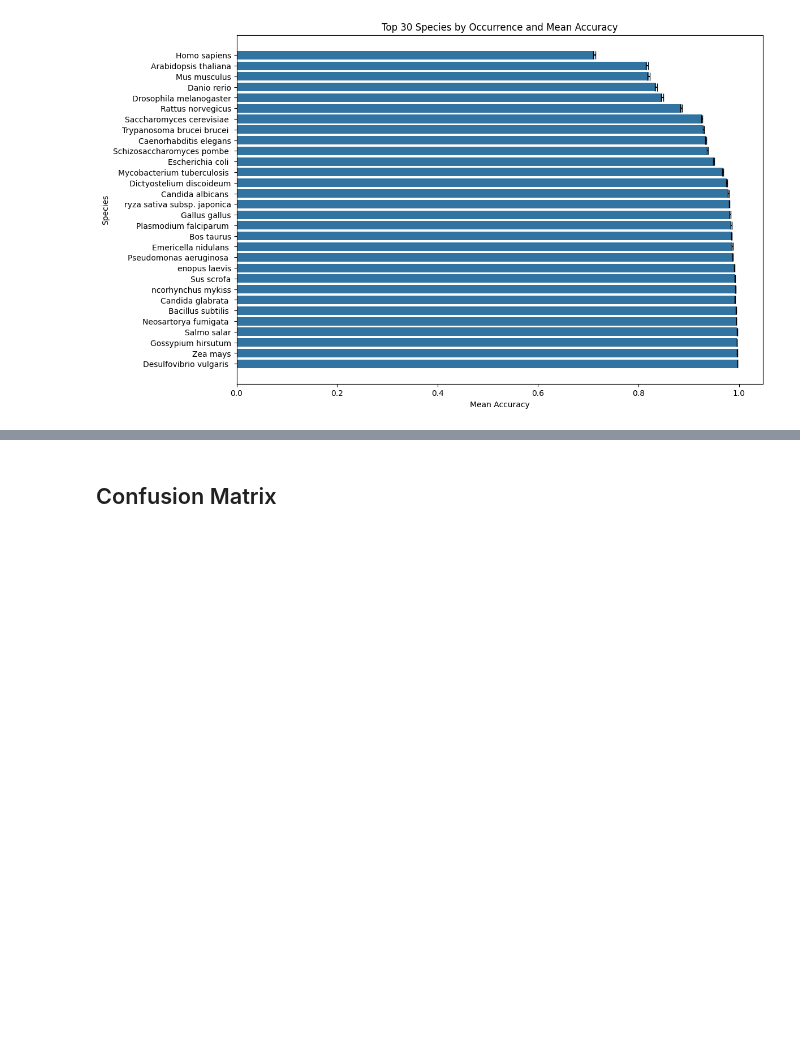
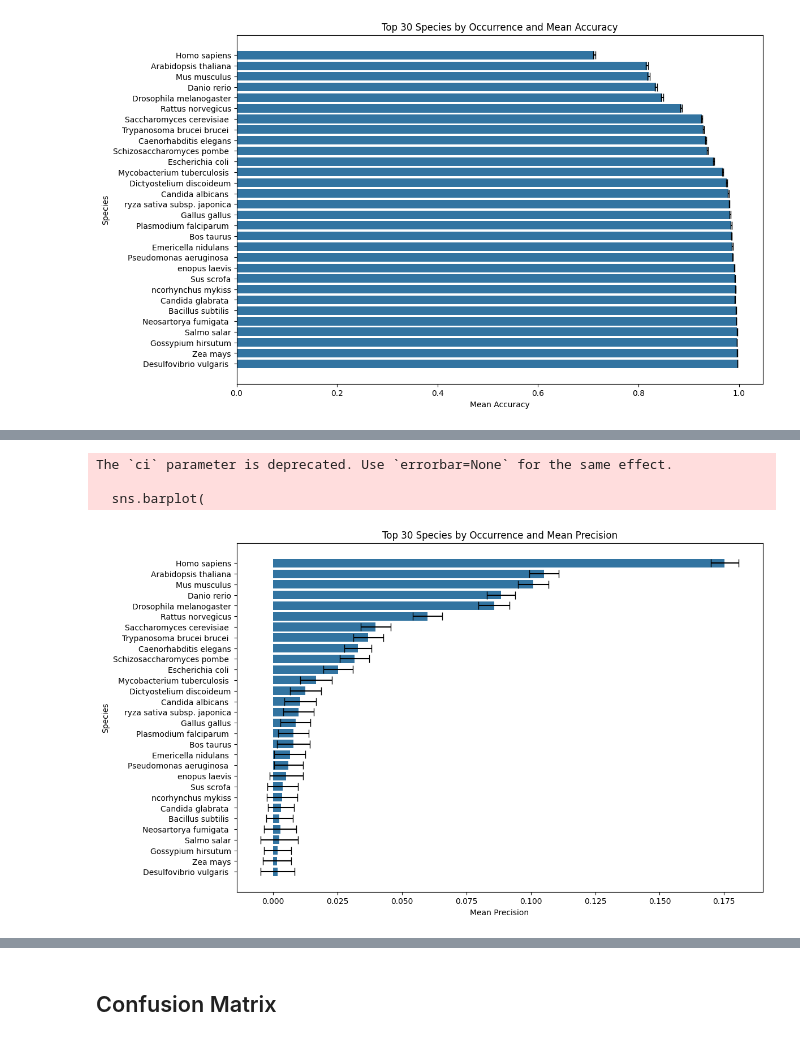
Before and after one commit to finnlueth/prostT5-CLIP, a Jupyter notebook: notebooks/Baseline_Evaluation.ipynb, the cells around one changed output, grey strips where cells are left out. Drawn from its saved outputs; the diff is of its cells as text; code cells hidden in the pictures; blank space fills up the shorter version.

```diff
--- a/notebooks/Baseline_Evaluation.ipynb
+++ b/notebooks/Baseline_Evaluation.ipynb
@@ -313,7 +371,7 @@ def per_label_bootstrap_mcc(y_true, y_pred, n_bootstraps=1000, n_jobs=-1):
 
     return per_label_summary
 # %%
-per_label_summary = per_label_bootstrap_mcc(dataset_test['species'], dataset_test["baseline"])
+per_label_summary = per_label_bootstrap_metrics(dataset_test['species'], dataset_test["baseline"],top_x=30)
 # %%
 plot_top_species_metric(per_label_summary, dataset_test, metric="mcc", top_n=30)
 # %% [output]
@@ -323,0 +382,7 @@ The `ci` parameter is deprecated. Use `errorbar=None` for the same effect.
+# %%
+plot_top_species_metric(per_label_summary, dataset_test, metric="precision", top_n=30)
+# %% [output]
+The `ci` parameter is deprecated. Use `errorbar=None` for the same effect.
+
+  sns.barplot(
+[figure, added]
```
Also changed, not shown: parts of 10 cells of this notebook, 10 other files.
